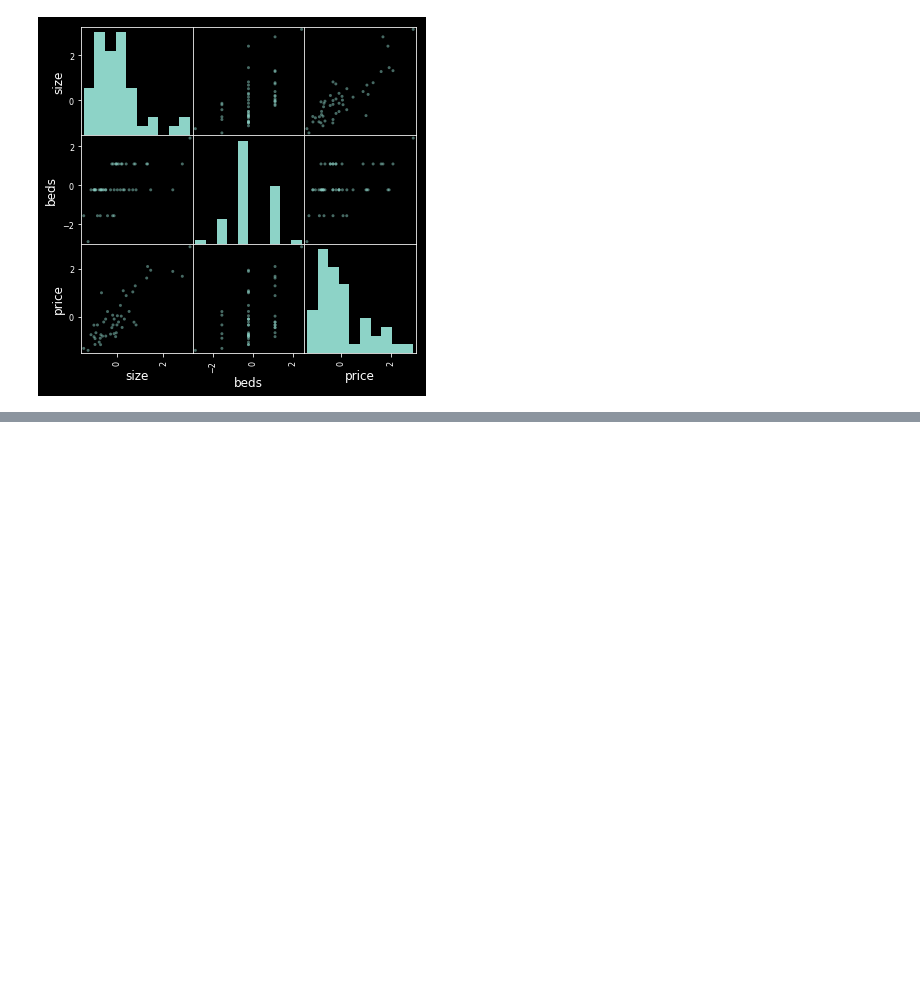
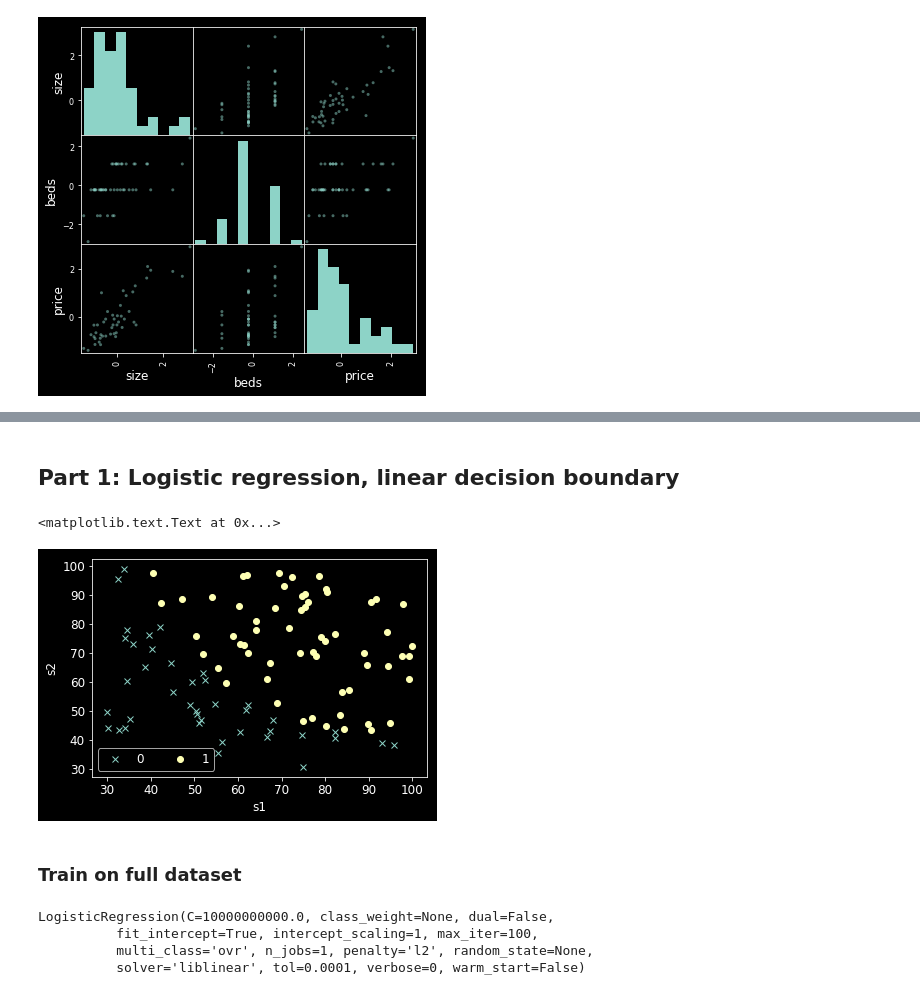
Before and after one commit to ig248/coursera-ml, a Jupyter notebook: ML in python.ipynb, the cells around one changed output, grey strips where cells are left out. Cells and saved outputs as stored; diff of their text form; code cells hidden in the pictures; blank space fills up the shorter version.

Commit message:
python - logistic regression

```diff
--- a/ML in python.ipynb
+++ b/ML in python.ipynb
@@ -161,0 +215,31 @@ df_scaled.describe(percentiles=[])
+# %%
+file1 = r'machine-learning-ex2/ex2/ex2data1.txt'
+file2 = r'machine-learning-ex2/ex2/ex2data2.txt'
+# %% [markdown]
+## Part 1: Logistic regression, linear decision boundary
+# %%
+df = pd.read_csv(file1, header=None, names=['s1', 's2', 'adm'])
+df.describe(percentiles=[])
+for adm, style in zip([0, 1], ['x', 'o']):
+    sub_df = df[df.adm==adm]
+    plt.plot(sub_df.s1, sub_df.s2, style, label='%d' % adm)
+plt.legend(ncol=2)
+plt.xlabel('s1')
+plt.ylabel('s2')
+# %% [output]
+<matplotlib.text.Text at 0x...>
+[figure, added]
+# %% [markdown]
+### Train on full dataset
+# %%
+X = df[['s1', 's2']].values
+y = df['adm'].values
+
+## Large C means no regularization!
+regr = linear_model.LogisticRegression(C=1e10)
+regr.fit(X, y)
+# %% [output]
+LogisticRegression(C=10000000000.0, class_weight=None, dual=False,
+          fit_intercept=True, intercept_scaling=1, max_iter=100,
+          multi_class='ovr', n_jobs=1, penalty='l2', random_state=None,
+          solver='liblinear', tol=0.0001, verbose=0, warm_start=False)
```
Also changed, not shown: parts of 16 cells of this notebook.
